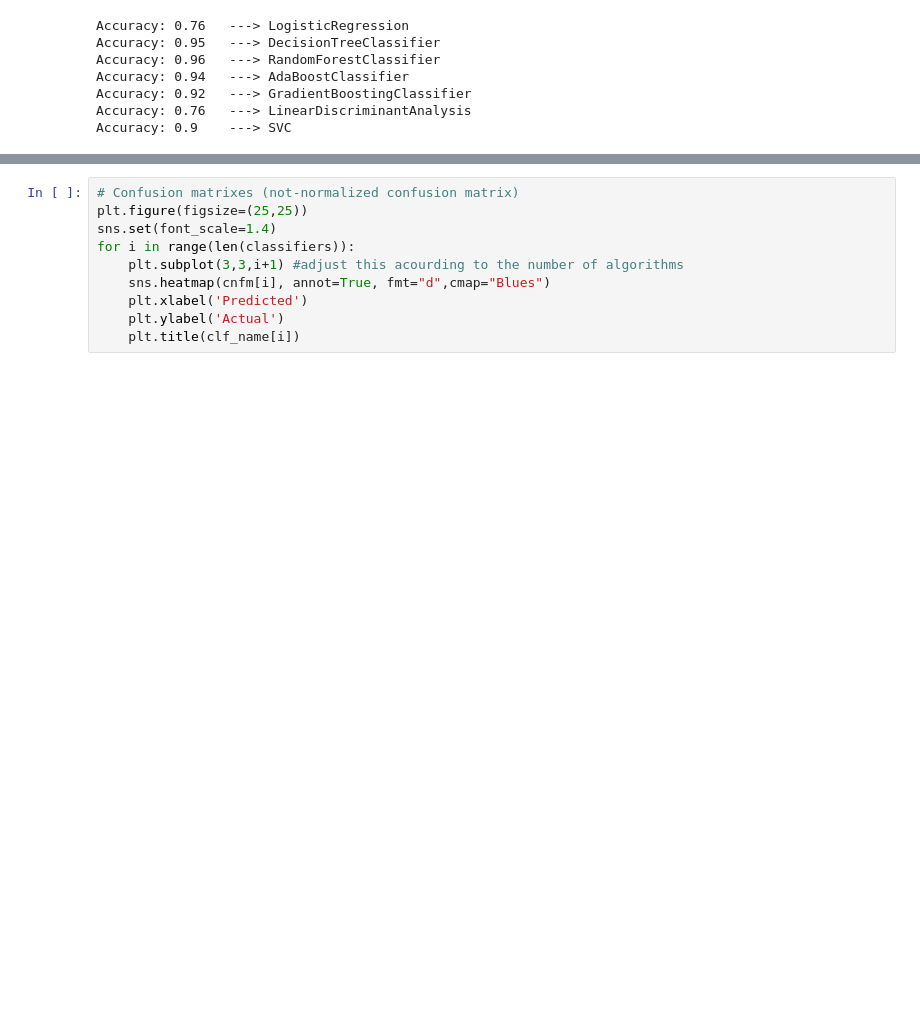
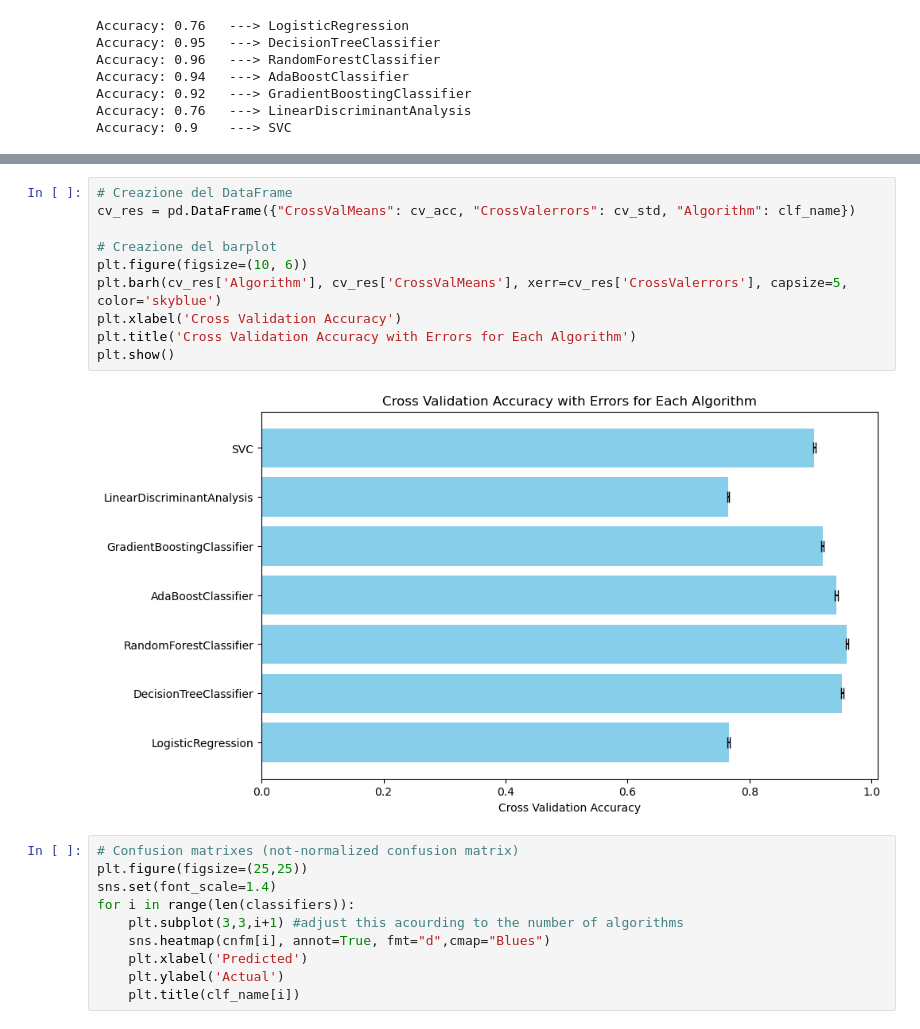
Before and after one commit to AlessandroPieragostini/Data-Science, a Jupyter notebook: data_science_cluster_class.ipynb, the cells around one changed output, grey strips where cells are left out. Drawn from its saved outputs; the diff is of its cells as text; blank space fills up the shorter version.

```diff
--- a/data_science_cluster_class.ipynb
+++ b/data_science_cluster_class.ipynb
@@ -668,3 +690,15 @@ cv_res.head()
+# %%
+# Creazione del DataFrame
+cv_res = pd.DataFrame({"CrossValMeans": cv_acc, "CrossValerrors": cv_std, "Algorithm": clf_name})
+
+# Creazione del barplot
+plt.figure(figsize=(10, 6))
+plt.barh(cv_res['Algorithm'], cv_res['CrossValMeans'], xerr=cv_res['CrossValerrors'], capsize=5, color='skyblue')
+plt.xlabel('Cross Validation Accuracy')
+plt.title('Cross Validation Accuracy with Errors for Each Algorithm')
+plt.show()
+# %% [output]
+[figure, added]
 # %%
 # Confusion matrixes (not-normalized confusion matrix)
 plt.figure(figsize=(25,25))
```
Also changed, not shown: parts of 26 cells of this notebook.
